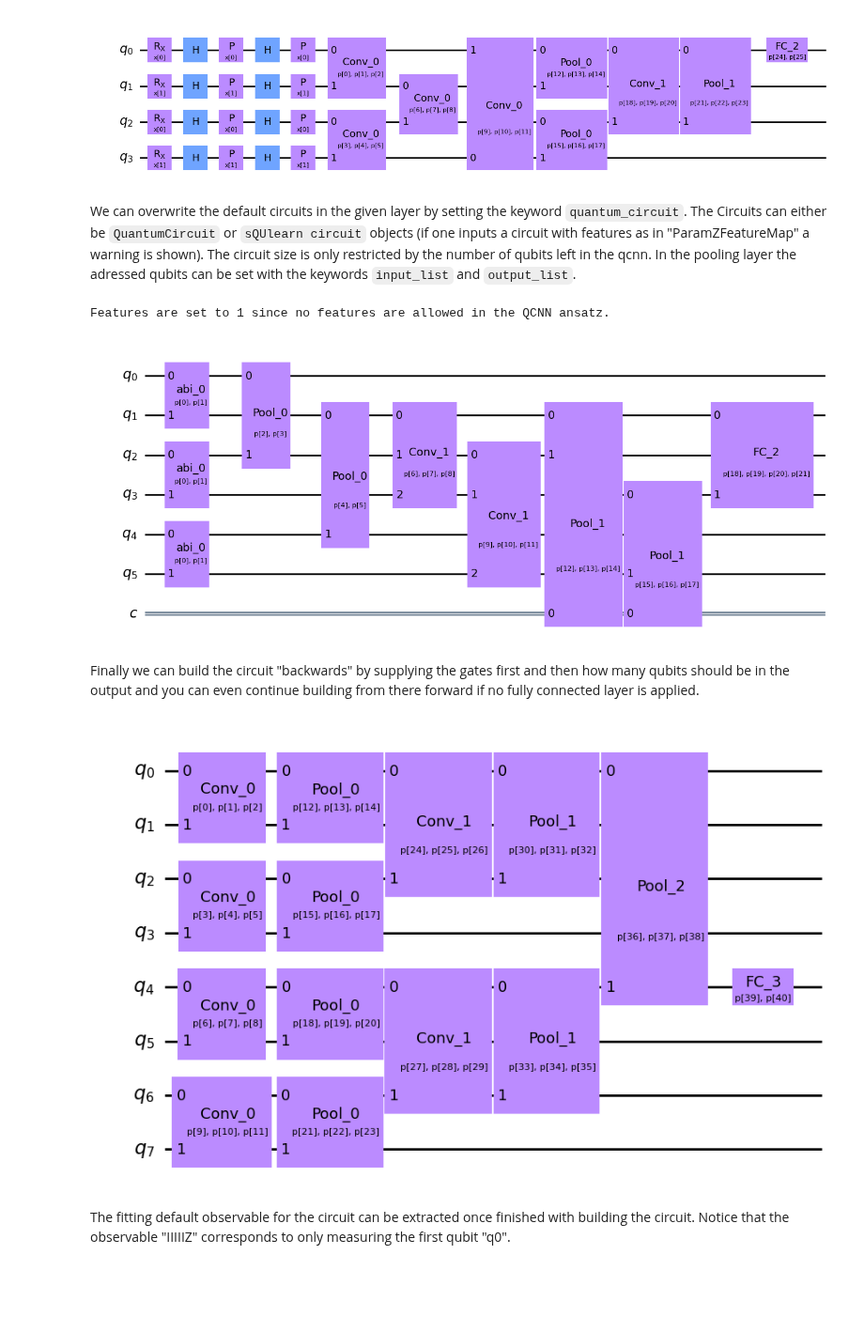
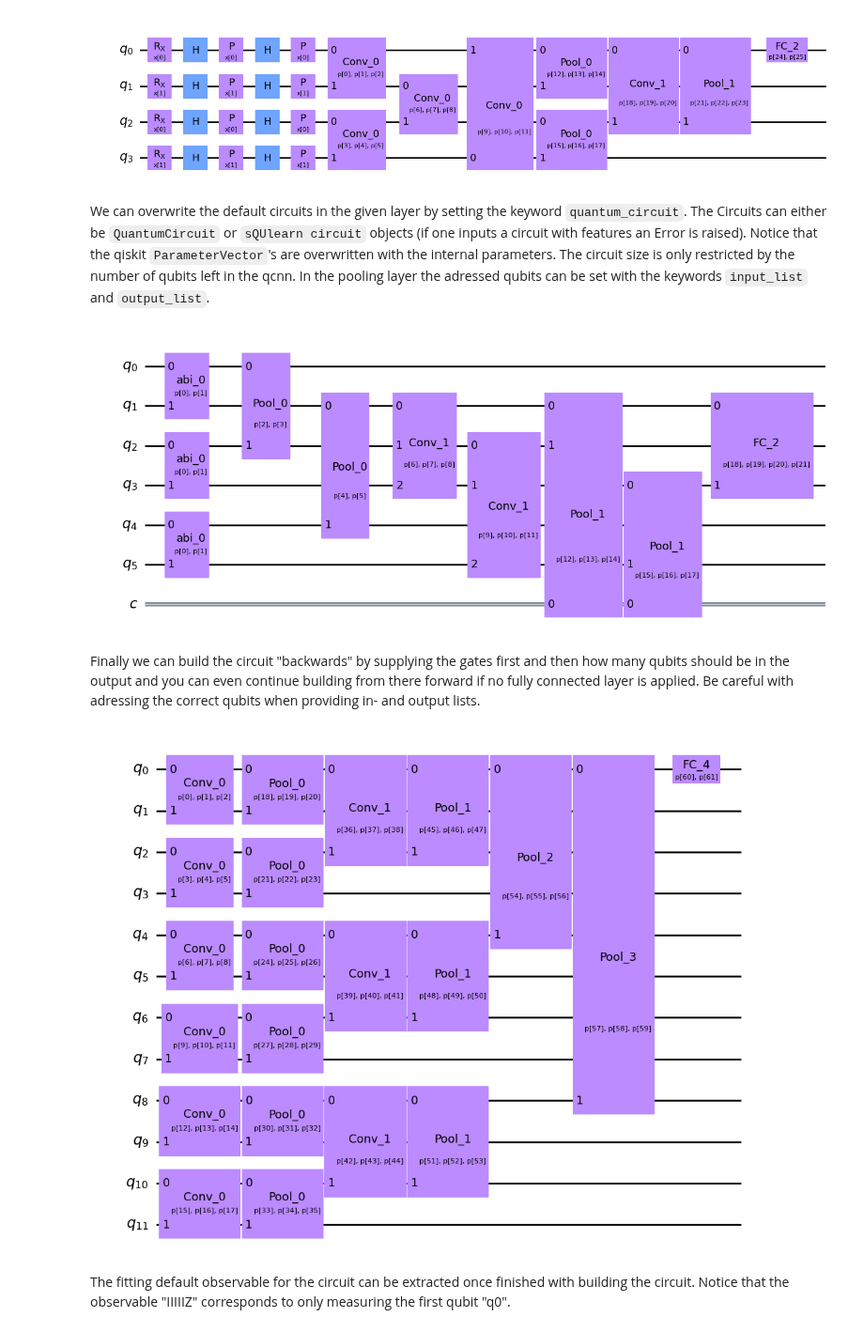
Before and after one commit to sQUlearn/squlearn, a Jupyter notebook: examples/qnn/example_qcnn_encoding_circuit.ipynb, the cells around one changed output. Shown at 94% size. Drawn from its saved outputs; the diff is of its cells as text; code cells hidden in the pictures; blank space fills up the shorter version.

```diff
--- a/examples/qnn/example_qcnn_encoding_circuit.ipynb
+++ b/examples/qnn/example_qcnn_encoding_circuit.ipynb
@@ -46,47 +46,50 @@ qcnn_pqc.draw("mpl")
 # %% [output]
 [figure]
 # %% [markdown]
-We can overwrite the default circuits in the given layer by setting the keyword `quantum_circuit`. The Circuits can either be `QuantumCircuit` or `sQUlearn circuit` objects (if one inputs a circuit with features as in "ParamZFeatureMap" a warning is shown). The circuit size is only restricted by the number of qubits left in the qcnn. In the pooling layer the adressed qubits can be set with the keywords `input_list` and `output_list`.
+We can overwrite the default circuits in the given layer by setting the keyword `quantum_circuit`. The Circuits can either be `QuantumCircuit` or `sQUlearn circuit` objects (if one inputs a circuit with features an Error is raised). Notice that the qiskit `ParameterVector`'s are overwritten with the internal parameters. The circuit size is only restricted by the number of qubits left in the qcnn. In the pooling layer the adressed qubits can be set with the keywords `input_list` and `output_list`.
 # %%
 qc1 = QCNNEncodingCircuit(6)
 
-qc2 = ParamZFeatureMap(2, 2, 1)
+x1 = ParameterVector("p", 2)
+qc2 = QuantumCircuit(2)
+qc2.crx(x1[0], 0, 1)
+qc2.rx(x1[1], 0)
 
-x1 = ParameterVector("x", 2)
-qc3 = QuantumCircuit(2)
-qc3.crx(x1[0], 0, 1)
-qc3.rx(x1[1], 0)
+qc3 = QiskitEncodingCircuit(qc2) #sQUlearn circuit object
 
-x2 = ParameterVector("x", 3)
+x21 = ParameterVector("v", 2)
+x22 = ParameterVector("l", 1)
 qc4 = QuantumCircuit(3)
-qc4.rx(x2[0], 0)
-qc4.rx(x2[1], 1)
-qc4.rx(x2[2], 2)
+qc4.rx(x21[0], 0)
+qc4.rx(x21[1], 1)
+qc4.rx(x22[0], 2)
 qc4.cx(0, 1)
 qc4.cx(1, 2)
 
-qc1.convolution(quantum_circuit=qc2, label="abi", alternating=False, diff_params=False)
+qc1.convolution(quantum_circuit=qc2, label="abi", alternating=False, share_params=True)
 qc1.pooling(quantum_circuit=qc3, input_list=[[0, 2], [1, 4]], output_list=[[2], [1]])
 qc1.convolution(quantum_circuit=qc4)
 qc1.pooling(measurement=True)
 qc1.fully_connected()
 qc1.draw("mpl")
 # %% [output]
-Features are set to 1 since no features are allowed in the QCNN ansatz.
 [figure]
 # %% [markdown]
-Finally we can build the circuit "backwards" by supplying the gates first and then how many qubits should be in the output and you can even continue building from there forward if no fully connected layer is applied.
+Finally we can build the circuit "backwards" by supplying the gates first and then how many qubits should be in the output and you can even continue building from there forward if no fully connected layer is applied. Be careful with adressing the correct qubits when providing in- and output lists.
 # %%
+#build backwards
 qc1 = QCNNEncodingCircuit()
 qc1.convolution(alternating=False)
 qc1.pooling()
 qc1.repeat_layers(1)
+qc1.pooling(input_list=[[0,4]],output_list=[[0]])
 qc1.build_circuit(2)
-qc1.pooling(input_list=[[0, 4]], output_list=[[4]])
+#continue forwards
+qc1.pooling()
 qc1.fully_connected()
 qc1.draw("mpl")
 # %% [output]
-[figure, old version]
+[figure, new version]
 # %% [markdown]
 The fitting default observable for the circuit can be extracted once finished with building the circuit. Notice that the observable "IIIIIZ" corresponds to only measuring the first qubit "q0".
 # %%
```
Also changed, not shown: parts of 2 cells of this notebook, 2 other files.
